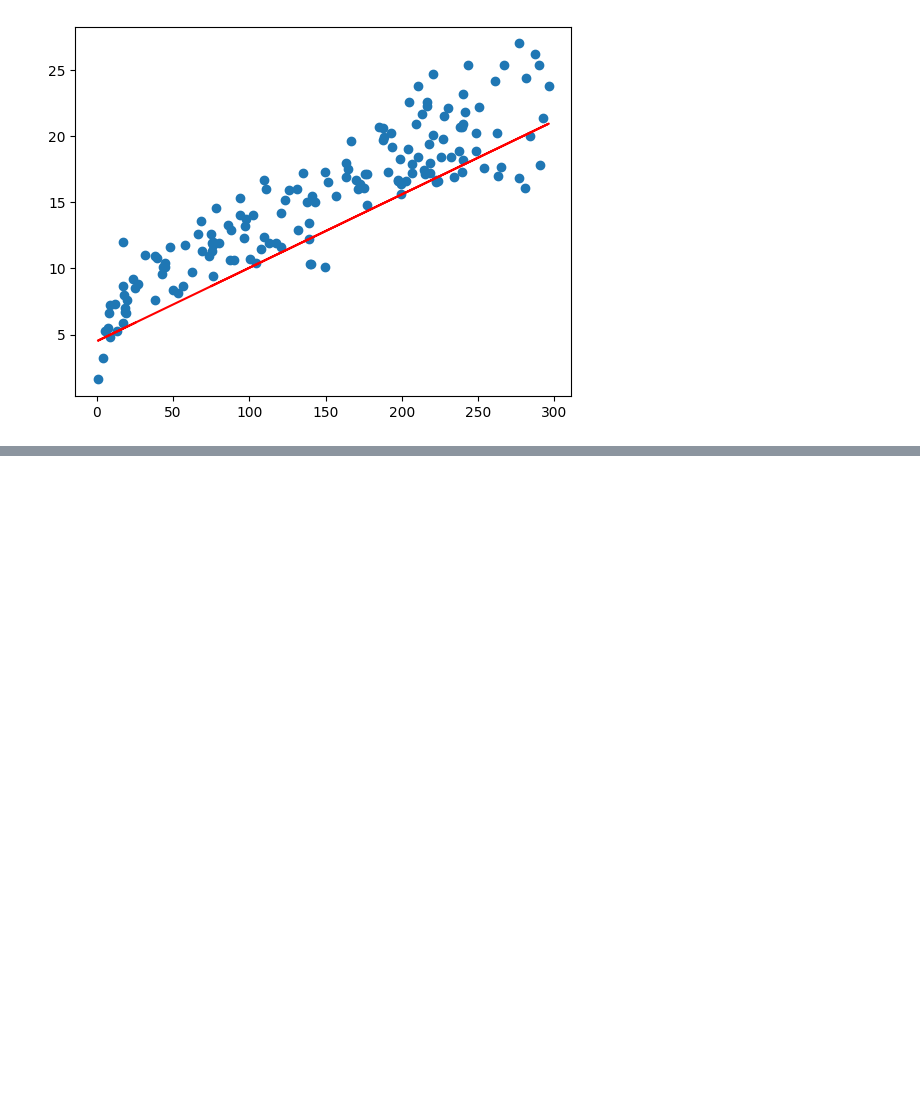
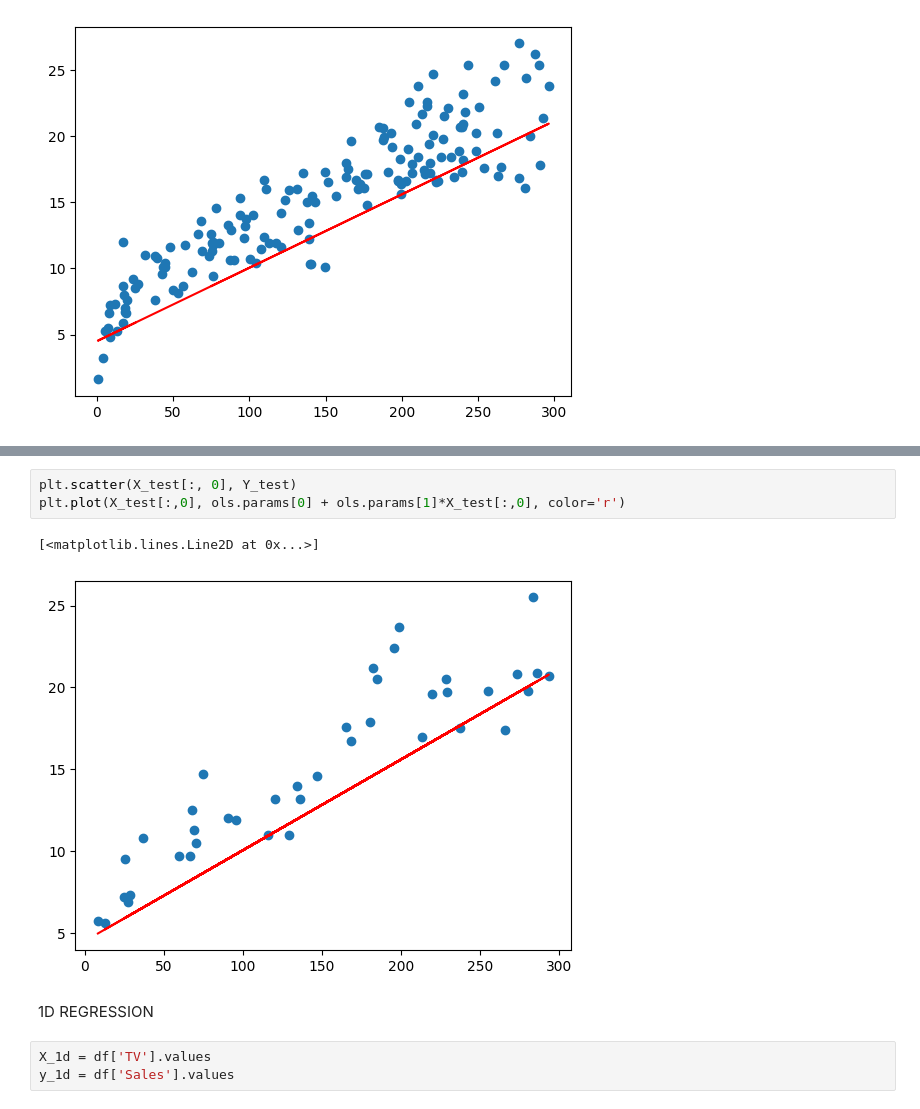
Before and after one commit to Kasymkhankhubiyev/AISiriusSpring2024, a Jupyter notebook: 01_linear_regression.ipynb, the cells around one changed output, grey strips where cells are left out. Cells and saved outputs as stored; diff of their text form; blank space fills up the shorter version.

```diff
--- a/01_linear_regression.ipynb
+++ b/01_linear_regression.ipynb
@@ -143,0 +244,11 @@ plt.plot(X_train[:, 0], ols.params[0]+ols.params[1]*X_train[:,0], color='r')
+# %%
+plt.scatter(X_test[:, 0], Y_test)
+plt.plot(X_test[:,0], ols.params[0] + ols.params[1]*X_test[:,0], color='r')
+# %% [output]
+[<matplotlib.lines.Line2D at 0x...>]
+[figure, added]
+# %% [markdown]
+1D REGRESSION
+# %%
+X_1d = df['TV'].values
+y_1d = df['Sales'].values
```
Also changed, not shown: parts of 51 cells of this notebook, 2 other files.
